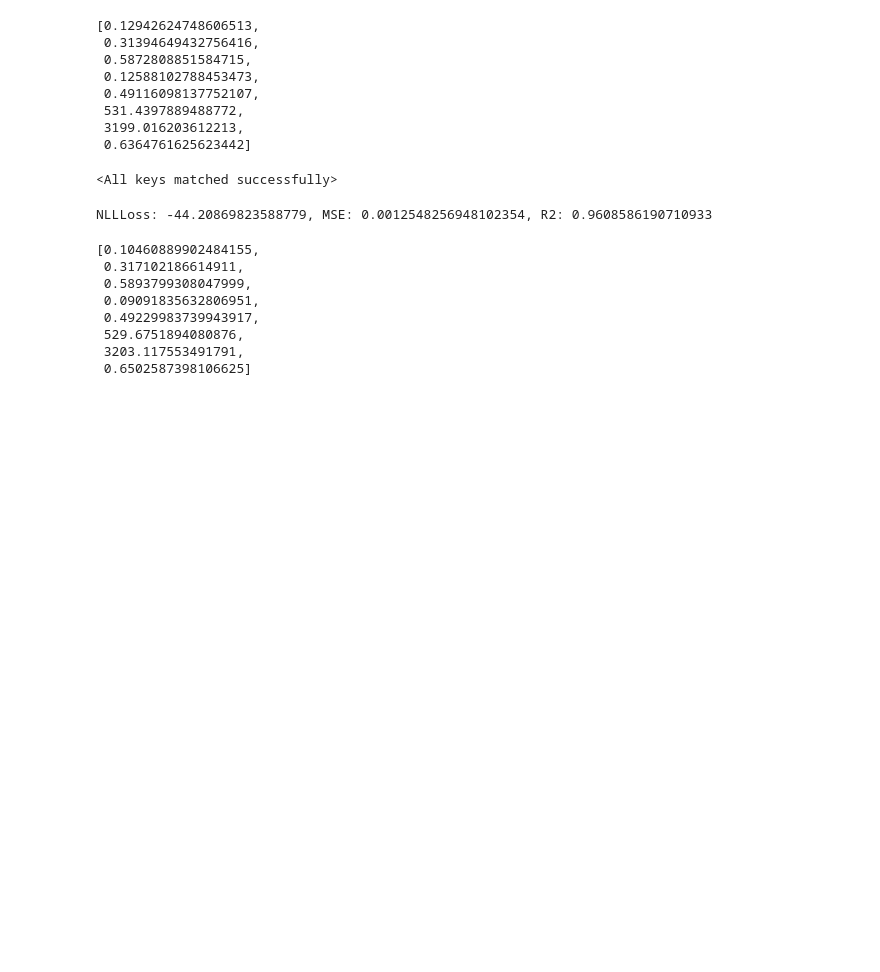
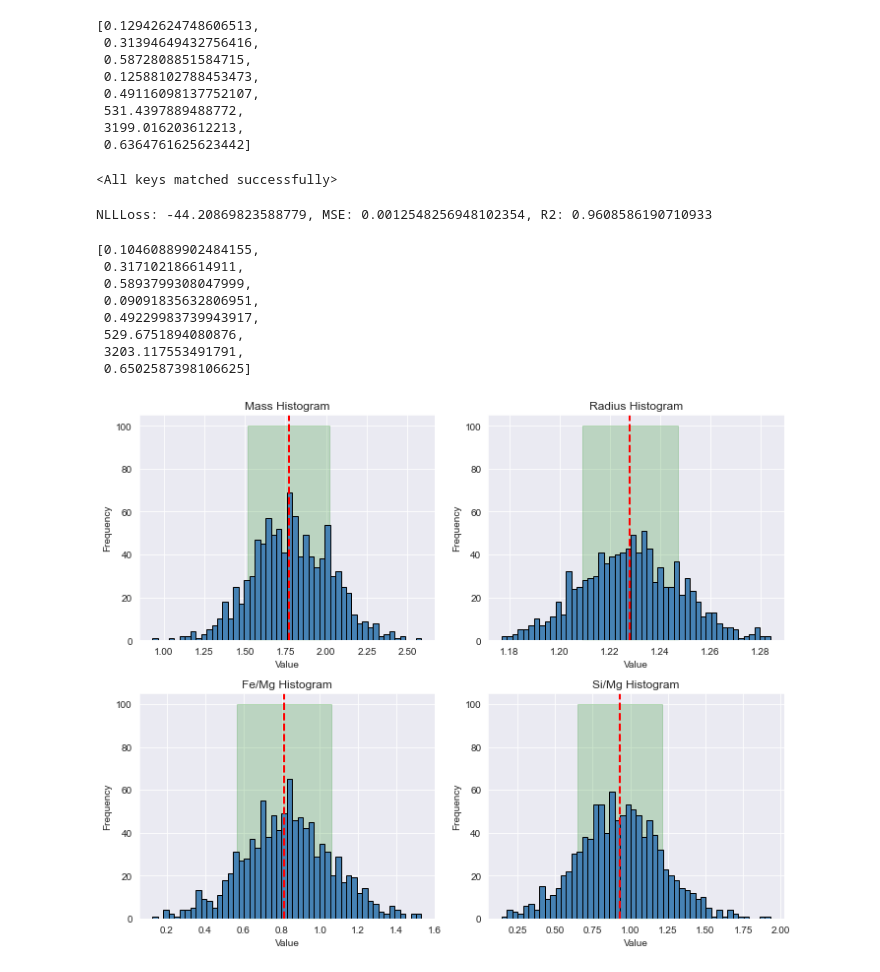
Before and after one commit to ArdenteX/Rockey_Reconstruction, a Jupyter notebook: Rock/rockyExoplanetV3Comparation.ipynb, the cells around one changed output. Cells and saved outputs as stored; diff of their text form; code cells hidden in the pictures; blank space fills up the shorter version.

```diff
--- a/Rock/rockyExoplanetV3Comparation.ipynb
+++ b/Rock/rockyExoplanetV3Comparation.ipynb
@@ -154,3 +156,50 @@ torch_col_dis
  529.6751894080876,
  3203.117553491791,
  0.6502587398106625]
+# %%
+# Set the random seed for reproducibility
+np.random.seed(125)
+
+# Define the function to generate samples and plot histogram
+def generate_samples_and_plot(mean, err, title, ax):
+    """
+    Generates Gaussian distributed samples around a mean with a given error,
+    and plots a histogram of the samples.
+
+    Parameters:
+    - mean: The mean value for the Gaussian distribution.
+    - err: The standard deviation (error) for the Gaussian distribution.
+    - title: The title of the plot.
+    - ax: The matplotlib Axes object on which to plot.
+
+    Returns:
+    - samples: The generated samples.
+    """
+    samples = np.random.normal(loc=mean, scale=err, size=1000)
+    ax.hist(samples, bins=50, color='steelblue', edgecolor='black')
+    ax.set_title(title)
+    ax.set_xlabel('Value')
+    ax.set_ylabel('Frequency')
+    ax.axvline(mean, color='red', linestyle='dashed', linewidth=2)  # Mark the mean value
+    ax.fill_between([mean-err, mean+err], [0, 0], [100, 100], alpha=0.2, color='green')  # Highlight the error range
+    return samples
+
+# Create subplots for plotting histograms
+fig, axs = plt.subplots(nrows=2, ncols=2, figsize=(10, 8))
+
+# Generate and plot samples for various parameters
+mass_samples = generate_samples_and_plot(1.77, 0.25, 'Mass Histogram', axs[0, 0])
+radius_samples = generate_samples_and_plot(1.228, 0.019, 'Radius Histogram', axs[0, 1])
+femg_samples = generate_samples_and_plot(0.813, 0.248, 'Fe/Mg Histogram', axs[1, 0])
+simg_samples = generate_samples_and_plot(0.933, 0.281, 'Si/Mg Histogram', axs[1, 1])
+
+# Combine all samples into an input matrix X
+X = np.stack([mass_samples, radius_samples, femg_samples, simg_samples], axis=1)
+
+# Adjust the layout of the subplots
+plt.tight_layout()
+
+# Display the histograms
+plt.show()
+# %% [output]
+[figure, added]
```
Also changed, not shown: parts of 15 cells of this notebook, 1 other file.
